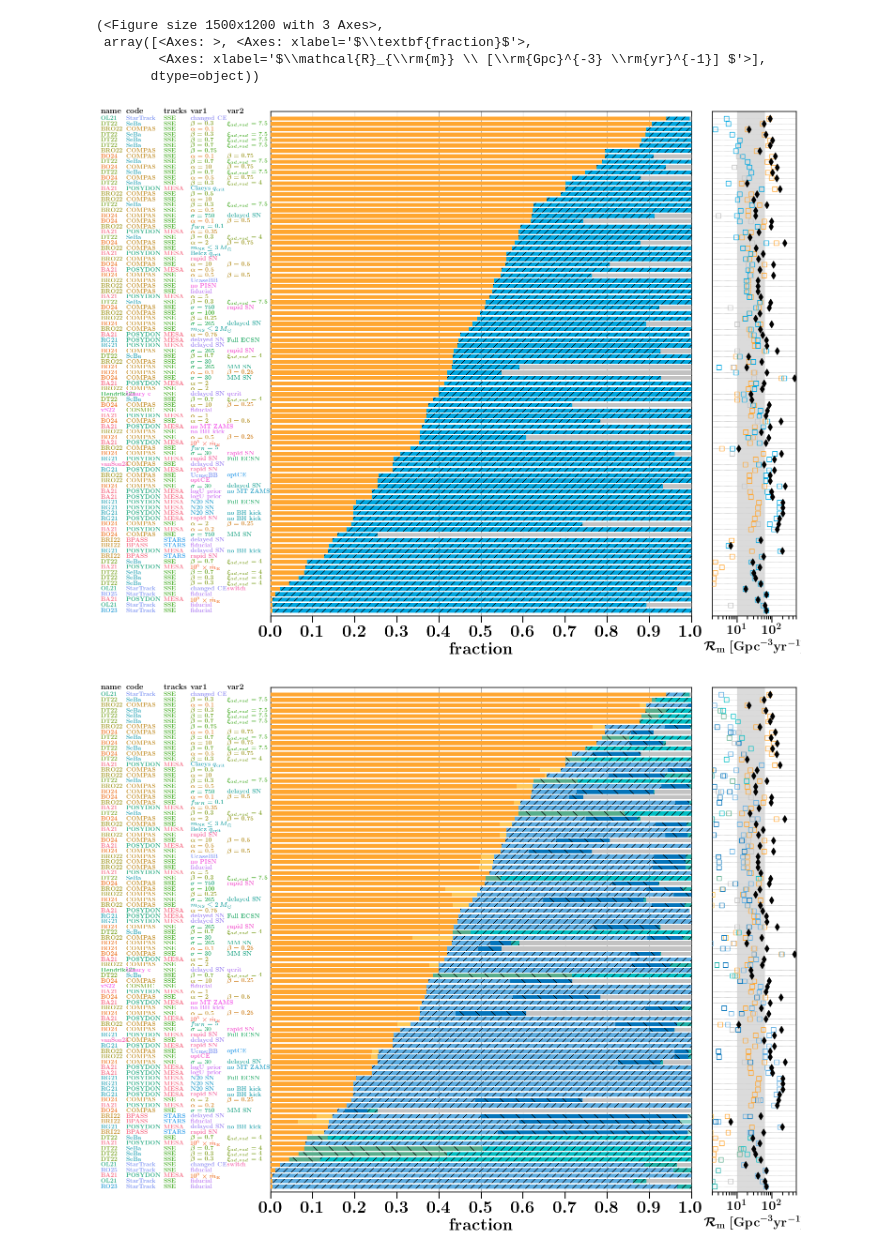
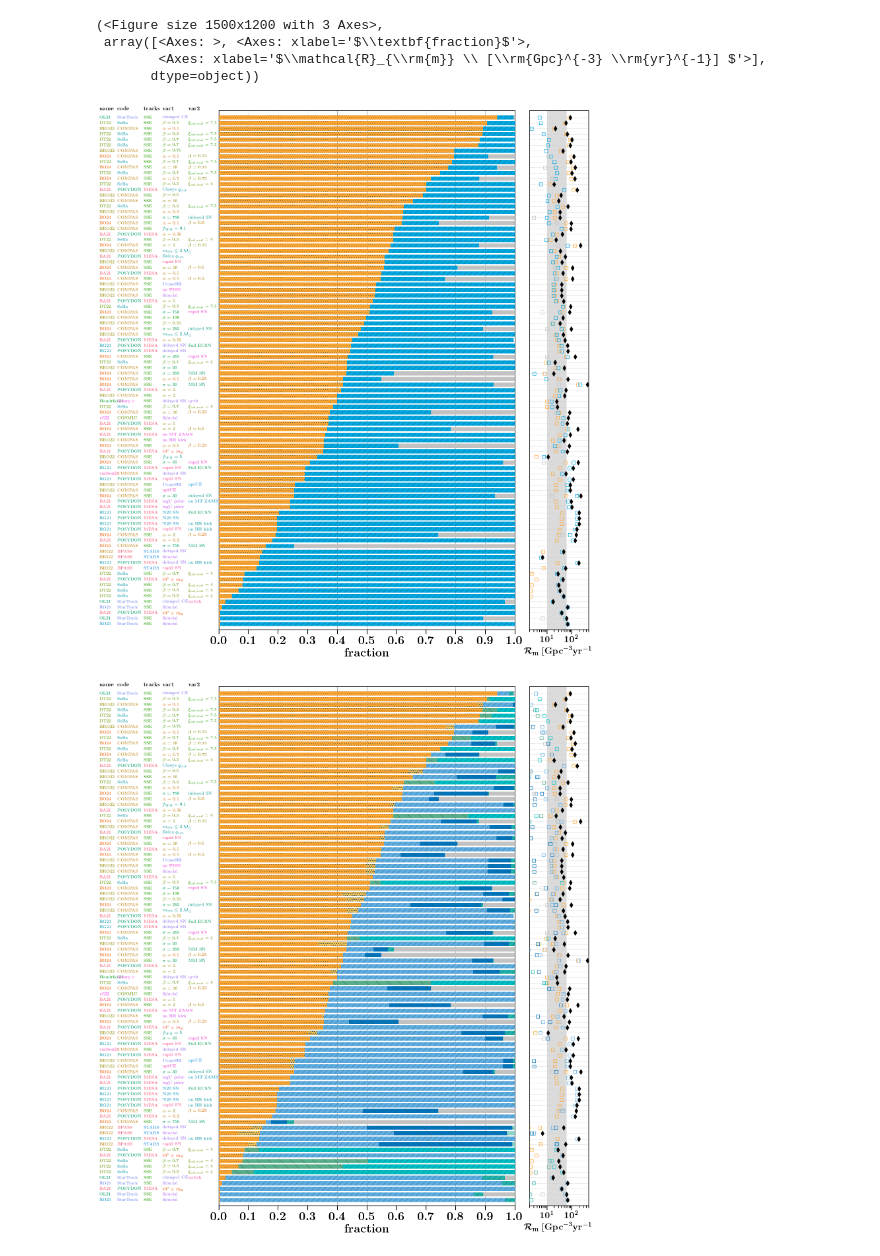
Before and after one commit to FloorBroekgaarden/Rates_of_Formation_Channels, a Jupyter notebook: plottingCode/Fig_comparison/rates_figure_formation_channels-CE_focus.ipynb, the cells around one changed output. Drawn from its saved outputs; the diff is of its cells as text; code cells hidden in the pictures.

```diff
--- a/plottingCode/Fig_comparison/rates_figure_formation_channels-CE_focus.ipynb
+++ b/plottingCode/Fig_comparison/rates_figure_formation_channels-CE_focus.ipynb
@@ -487,6 +487,11 @@ def plot_formation_channel_contributions(
 
     w1, w2, w3 =obtain_plotting_properties_dict(fig_formtype)["widths"]
     d1, d2, w_small = 15, 12, 0.2
+
+
+    if DCOlabel == 'BH-BH':
+        d2=17
+
     ncols, nrows = 3, 1
 
     f, axe = plt.subplots(
@@ -649,27 +658,27 @@ plot_formation_channel_contributions(
 # %%
 
 
 # --- File and plot setup ---
 path_to_file = '/Users/floorbroekgaarden/Projects/GitHub/Rates_of_Formation_Channels/plottingCode/Fig_comparison/Data_formation_channels_intrinsic/'
 
 # plot only CE or not CE
 fig, axes = plot_formation_channel_contributions(
     path_to_file=path_to_file,
     DCOlabel = 'BH-BH',
     fc_key = "CE_simple" ,
     sort_header = "fraction without common envelope",
     save_path = "formation_channels_BH-BH_simple.pdf"
     )
 
 
 # plot detailed formation channels CE
 plot_formation_channel_contributions(
     path_to_file=path_to_file,
     DCOlabel = 'BH-BH',
     fc_key = "CE_detailed" ,
     sort_header = "fraction without common envelope",
-    save_path = "formation_channels_BH-NS_detailed.pdf"
+    save_path = "formation_channels_BH-BH_detailed.pdf"
     )
 # %% [output]
-[figure, old version]
+[figure, new version]
-[figure, old version]
+[figure, new version]
```
Also changed, not shown: parts of 6 cells of this notebook.
